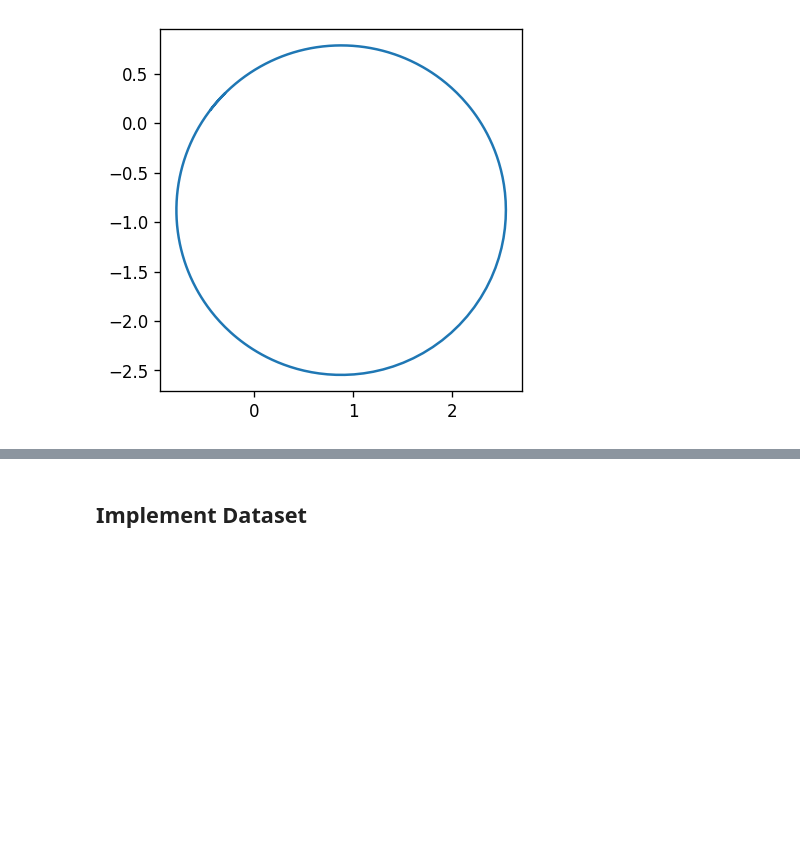
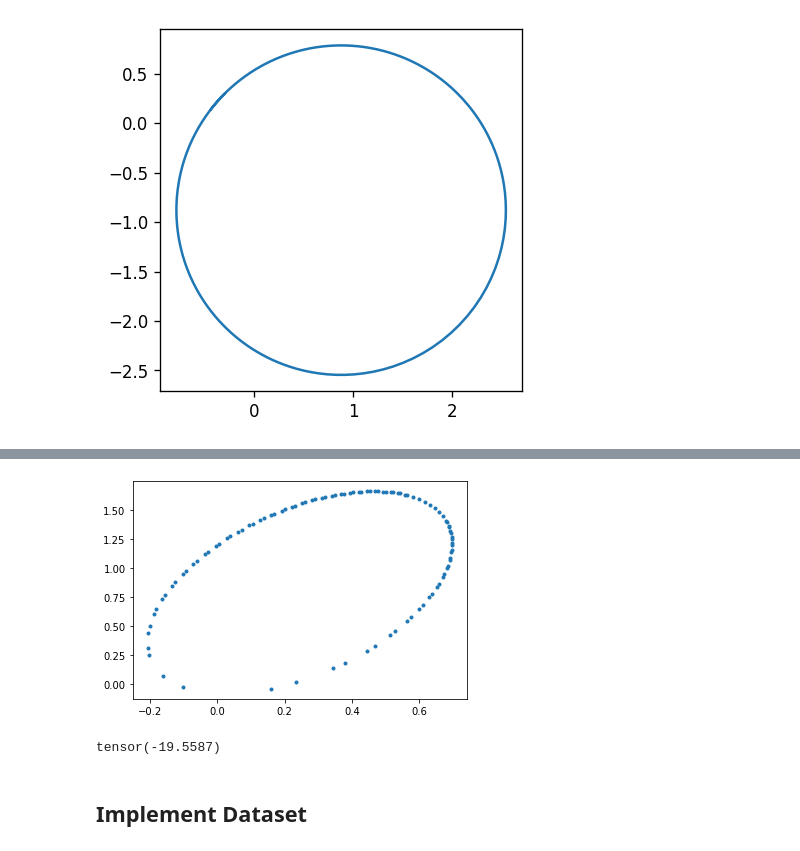
Before and after one commit to Axect/SINS, a Jupyter notebook: Kepler2D.ipynb, the cells around one changed output, grey strips where cells are left out. Cells and saved outputs as stored; diff of their text form; code cells hidden in the pictures; blank space fills up the shorter version.

```diff
--- a/Kepler2D.ipynb
+++ b/Kepler2D.ipynb
@@ -141,3 +161,13 @@ torch.Size([100, 4])
+# %%
+plt.plot(data_list[34][:,0], data_list[34][:,1], '.')
+plt.show()
+# %% [output]
+[figure, added]
+# %%
+a = data_list[32][0]
+a[0]/a[1] - a[2]/a[3]
+# %% [output]
+tensor(-19.5587)
 # %% [markdown]
 ## Implement Dataset
 # %%
```
Also changed, not shown: parts of 14 cells of this notebook, 1 other file.
